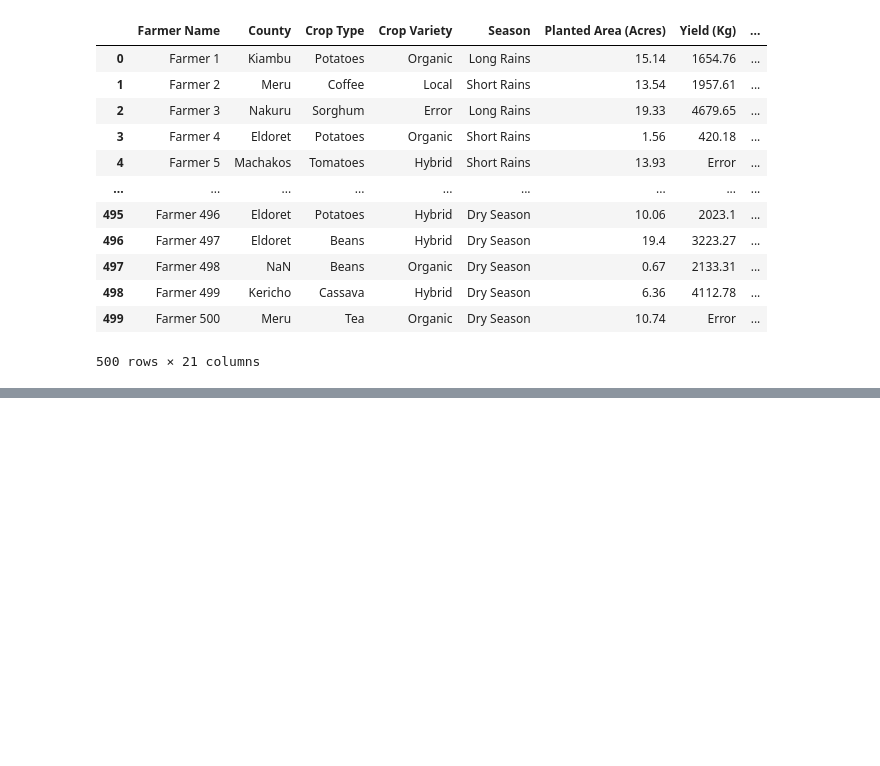
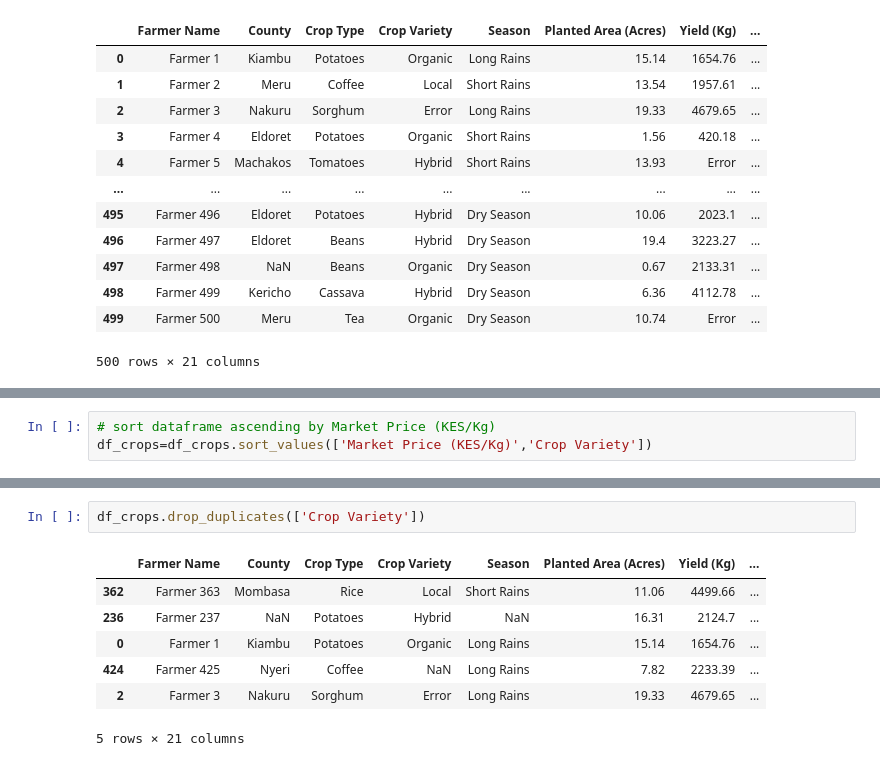
Before and after one commit to claudiahW/fcc_data_science, a Jupyter notebook: selecting.ipynb, the cells around one changed output, grey strips where cells are left out. Drawn from its saved outputs; the diff is of its cells as text; blank space fills up the shorter version.

```diff
--- a/selecting.ipynb
+++ b/selecting.ipynb
@@ -180,0 +176,3 @@ Length: 500, dtype: bool
+# %%
+# sort dataframe ascending by Market Price (KES/Kg)
+df_crops=df_crops.sort_values(['Market Price (KES/Kg)','Crop Variety'])
@@ -180,0 +188,10 @@ Length: 500, dtype: bool
+# %%
+df_crops.drop_duplicates(['Crop Variety'])
+# %% [output]
+|  | Farmer Name | County | Crop Type | Crop Variety | Season | Planted Area (Acres) | Yield (Kg) | ... |
+| 362 | Farmer 363 | Mombasa | Rice | Local | Short Rains | 11.06 | 4499.66 | ... |
+| 236 | Farmer 237 | NaN | Potatoes | Hybrid | NaN | 16.31 | 2124.7 | ... |
+| 0 | Farmer 1 | Kiambu | Potatoes | Organic | Long Rains | 15.14 | 1654.76 | ... |
+| 424 | Farmer 425 | Nyeri | Coffee | NaN | Long Rains | 7.82 | 2233.39 | ... |
+| 2 | Farmer 3 | Nakuru | Sorghum | Error | Long Rains | 19.33 | 4679.65 | ... |
+5 rows × 21 columns
```
Also changed, not shown: parts of 11 cells of this notebook, 1 other file.
